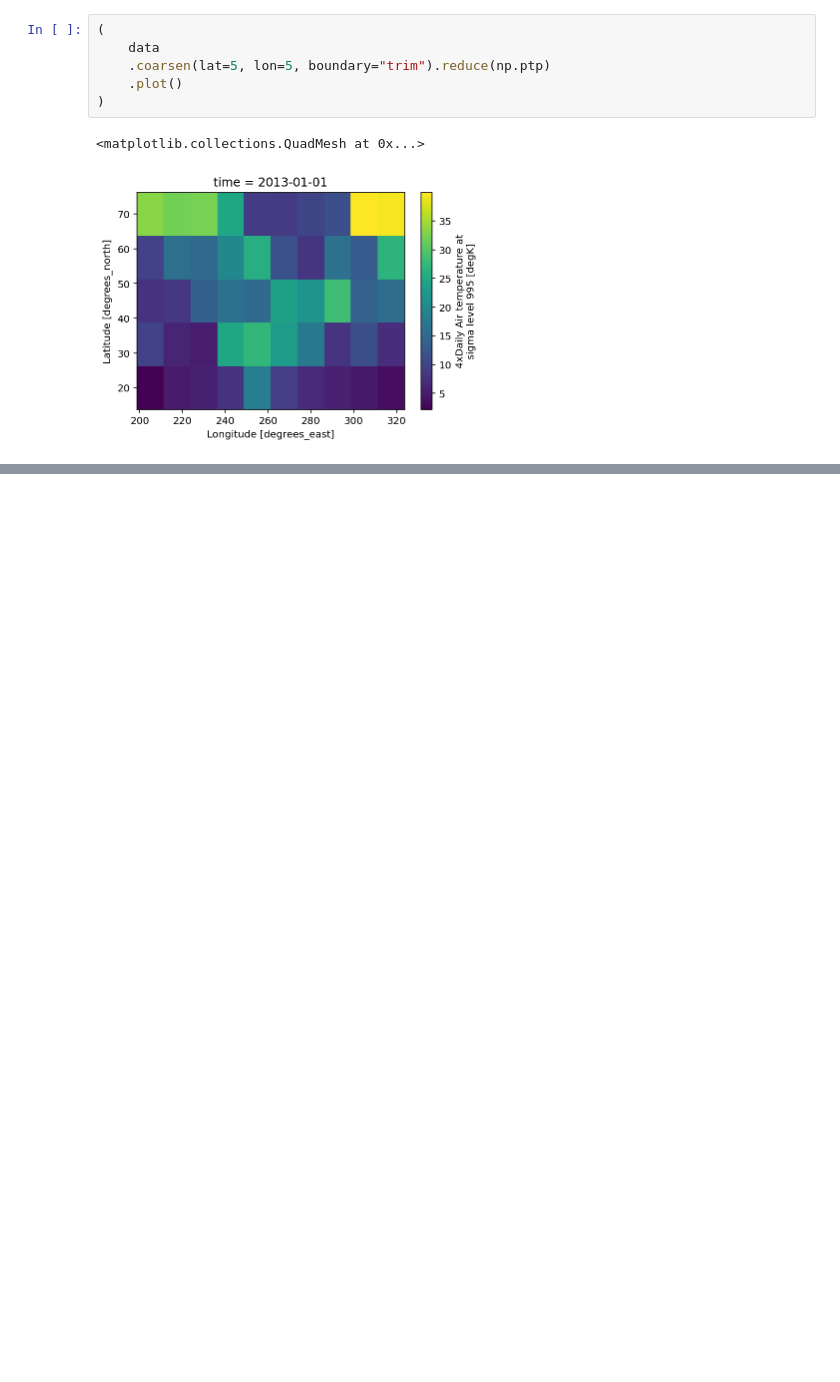
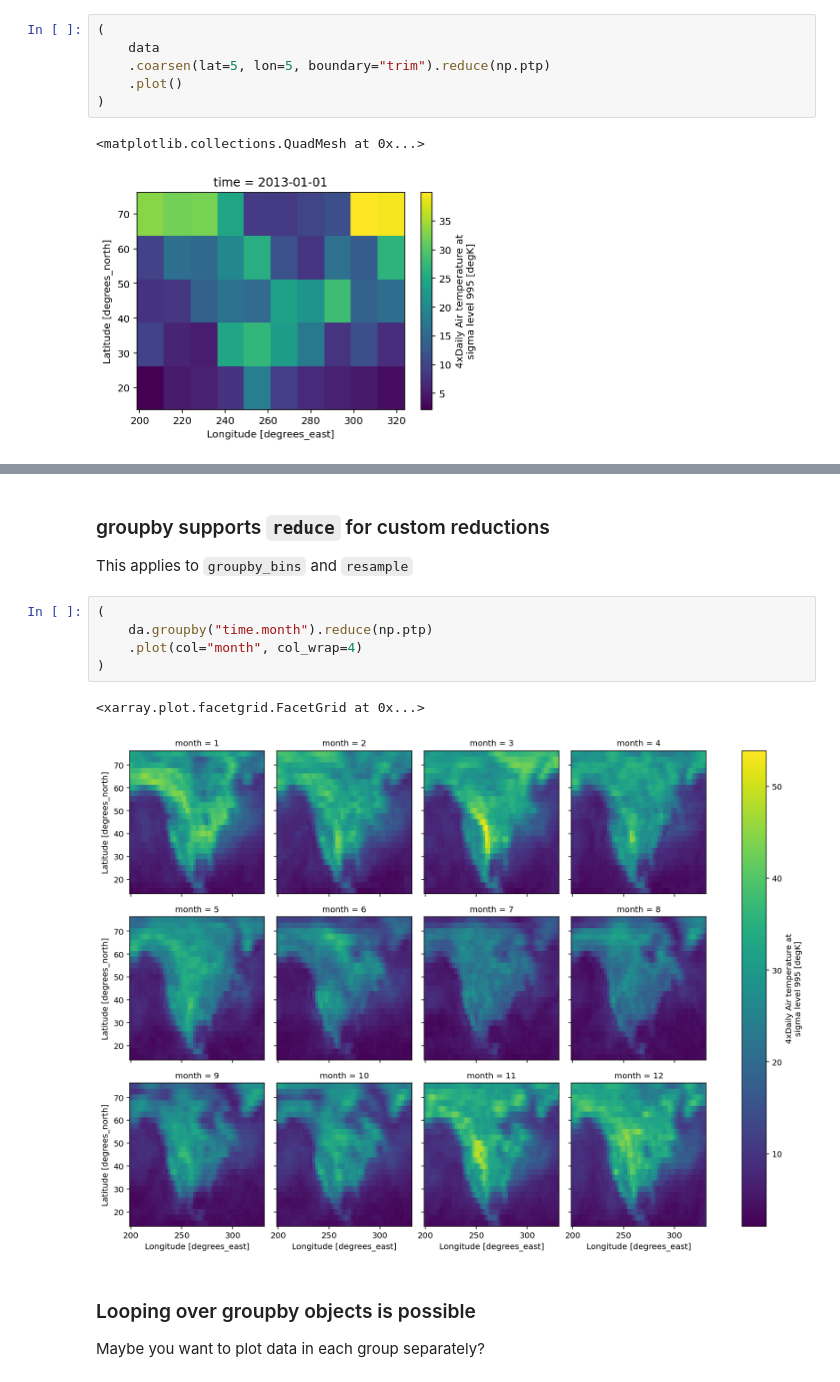
Before and after one commit to dcherian/thinking-like-xarray, a Jupyter notebook: 01-high-level-computation-patterns.ipynb, the cells around one changed output, grey strips where cells are left out. Cells and saved outputs as stored; diff of their text form; blank space fills up the shorter version.

```diff
--- a/01-high-level-computation-patterns.ipynb
+++ b/01-high-level-computation-patterns.ipynb
@@ -179,0 +317,16 @@ Generalization of ``coarsen``: sometimes the windows you want are not regular.
+# %% [markdown]
+### groupby supports `reduce` for custom reductions
+
+This applies to `groupby_bins` and `resample`
+# %%
+(
+    da.groupby("time.month").reduce(np.ptp)
+    .plot(col="month", col_wrap=4)
+)
+# %% [output]
+<xarray.plot.facetgrid.FacetGrid at 0x...>
+[figure, added]
+# %% [markdown]
+### Looping over groupby objects is possible
+
+Maybe you want to plot data in each group separately?
```
Also changed, not shown: parts of 39 cells of this notebook.
